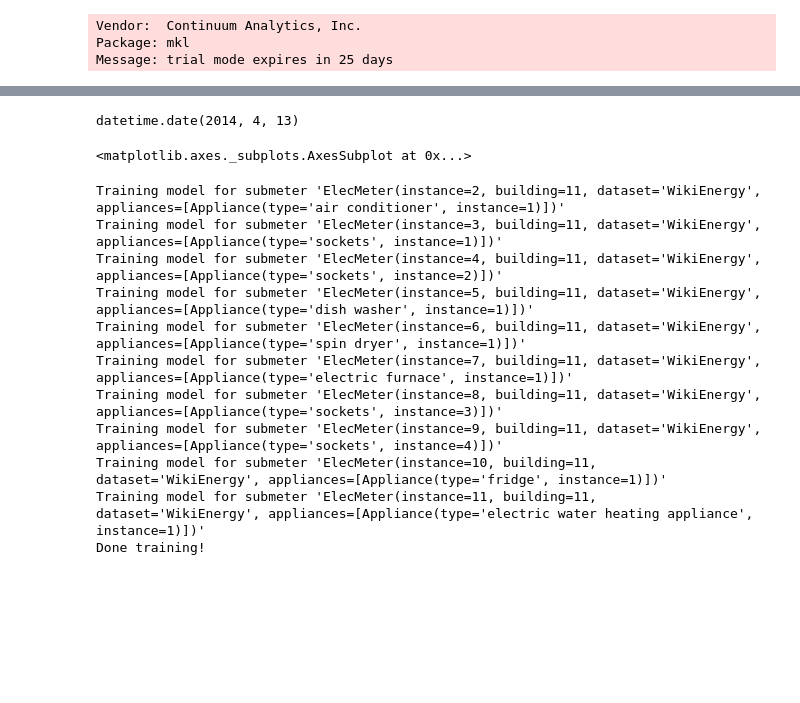
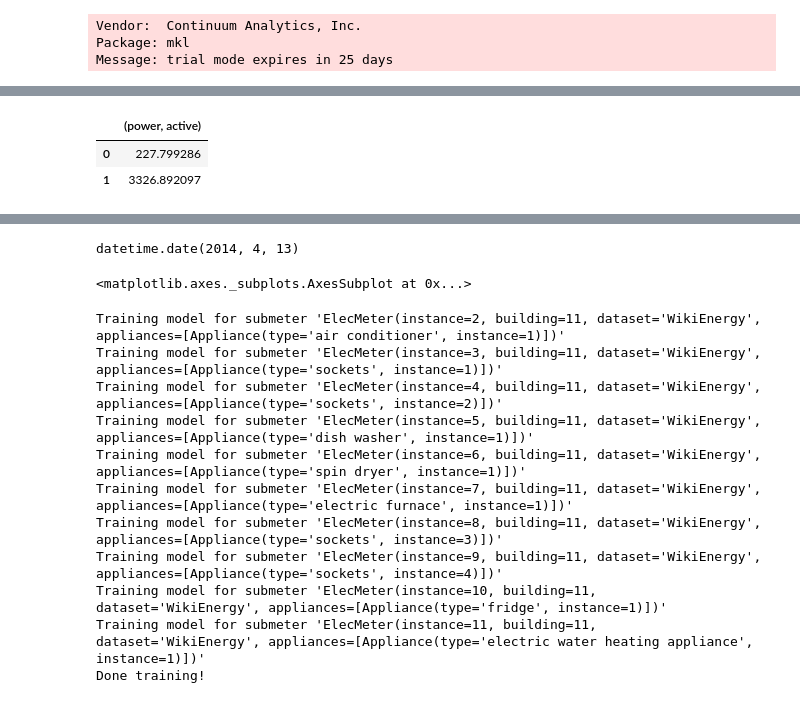
Before and after one commit to nipunbatra/nilm-actionable, a Jupyter notebook: notebooks/fridge/baseline_disaggregation_hvac.ipynb, the cells around one changed output, grey strips where cells are left out. Saved outputs shown, nothing was run; the diff lists cells and outputs as text; code cells hidden in the pictures; blank space fills up the shorter version.

```diff
--- a/notebooks/fridge/baseline_disaggregation_hvac.ipynb
+++ b/notebooks/fridge/baseline_disaggregation_hvac.ipynb
@@ -28,2 +26,2 @@ from fridge_compressor_durations_optimised import compressor_powers, defrost_pow
 # %%
-ds = DataSet("/Users/nipunbatra/Downloads/wikienergy-2.h5")
+ds = DataSet("/Users/nipunbatra/wikienergy-2013.h5")
@@ -30,6 +32,5 @@ ds = DataSet("/Users/nipunbatra/Downloads/wikienergy-2.h5")
 # %%
-building_number = 1
-fridge_id = 2
+building_number = 2
 # %%
 elec = ds.buildings[building_number].elec
 mains = elec.mains()
@@ -52,0 +54,6 @@ elec.appliances
+# %%
+h.centroids
+# %% [output]
+|  | (power, active) |
+| 0 | 227.799286 |
+| 1 | 3326.892097 |
```
Also changed, not shown: parts of 8 cells of this notebook, 3 other files.
